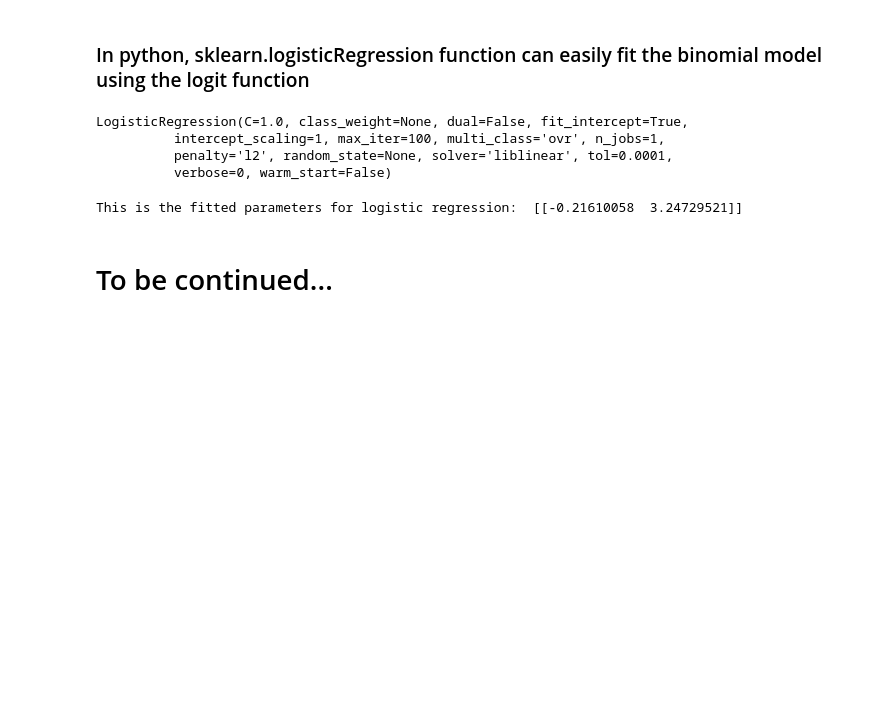
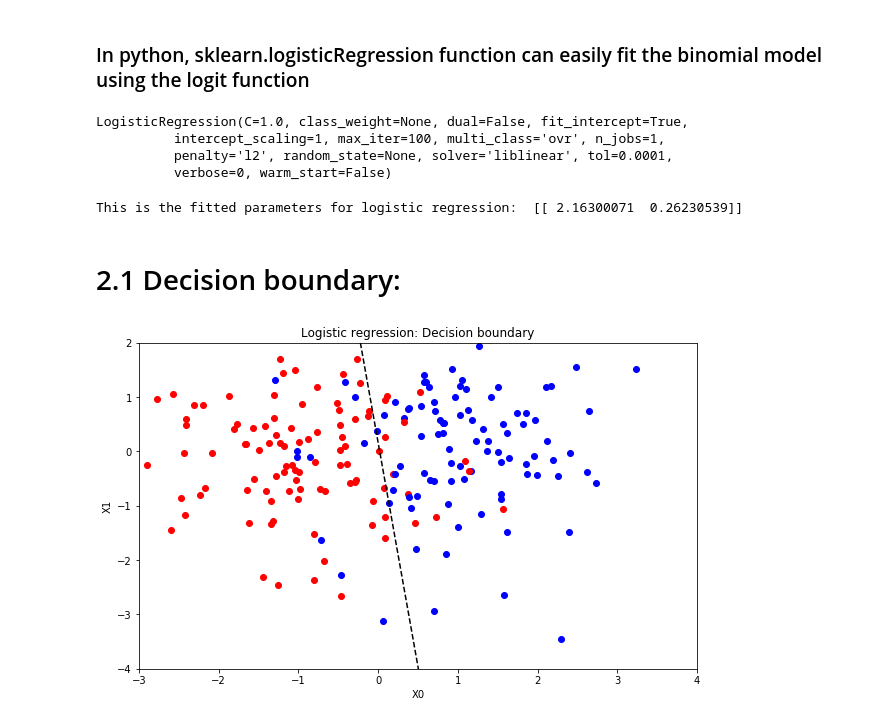
Before and after one commit to makakin/Stat3612Python, a Jupyter notebook: [Lecture 8] Classification.ipynb, the cells around one changed output. Saved outputs shown, nothing was run; the diff lists cells and outputs as text; code cells hidden in the pictures; blank space fills up the shorter version.

```diff
--- a/[Lecture 8] Classification.ipynb
+++ b/[Lecture 8] Classification.ipynb
@@ -49,8 +49,8 @@ cols = ['red','green','blue']
 fig, dummy = plt.subplots()
 fig.set_size_inches(10,6)
 for idx,label in enumerate(iris['target_names']):
-    d = plt.scatter(x = X[iris['target']==idx,0],
-                y = X[iris['target']==idx,1],
+    d = plt.scatter(x = irisX[iris['target']==idx,0],
+                y = irisX[iris['target']==idx,1],
                 marker = 'o',
                 c = cols[idx])
 d = plt.xlabel("Sepal Length")
@@ -101,18 +101,44 @@ plt.show()
 ### In python, sklearn.logisticRegression function can easily fit the binomial model using the logit function
 # %%
 from sklearn.linear_model import LogisticRegression
+from sklearn.model_selection import train_test_split
+testSize = 0.2
 X,y = make_classification(n_samples = 200, n_features = 2, n_classes = 2,
                           n_informative = 1, n_redundant = 0, n_repeated = 0,
                           n_clusters_per_class = 1)
+X_train,X_test,y_train,y_test = train_test_split(X,y,test_size = testSize,random_state = 0)
 
 fit_lgs = LogisticRegression()
-fit_lgs.fit(X,y)
+fit_lgs.fit(X_train,y_train)
 print("This is the fitted parameters for logistic regression: ",fit_lgs.coef_)
 # %% [output]
 LogisticRegression(C=1.0, class_weight=None, dual=False, fit_intercept=True,
           intercept_scaling=1, max_iter=100, multi_class='ovr', n_jobs=1,
           penalty='l2', random_state=None, solver='liblinear', tol=0.0001,
           verbose=0, warm_start=False)
-This is the fitted parameters for logistic regression:  [[-0.21610058  3.24729521]]
+This is the fitted parameters for logistic regression:  [[ 2.16300071  0.26230539]]
-# %% [markdown]
-# To be continued...
+# %% [markdown]
+# 2.1 Decision boundary:
+# %%
+cols = ['red','blue']
+fig, dummy = plt.subplots()
+fig.set_size_inches(10,6)
+xlim = plt.xlim([-3,4])
+ylim = plt.ylim([-4,2])
+for idx,label in enumerate(y) :
+    dummy =  plt.scatter(x = X[idx,0], y = X[idx,1],
+                marker = 'o',
+                c = cols[label])
+dummy = plt.xlabel("X0")
+dummy = plt.ylabel("X1")
+dummy = plt.title("Logistic regression: Decision boundary")
+
+coef = fit_lgs.coef_[0]
+intercept = fit_lgs.intercept_[0]
+abValues = [-intercept/coef[1] - (coef[0]/coef[1])*x for x in linspace(-3,4,100)]
+dummy =plt.plot(linspace(-3,4,100),abValues, linestyle = '--',color = 'black')
+
+
+plt.show()
+# %% [output]
+[figure, added]
```
Also changed, not shown: parts of 13 cells of this notebook.
